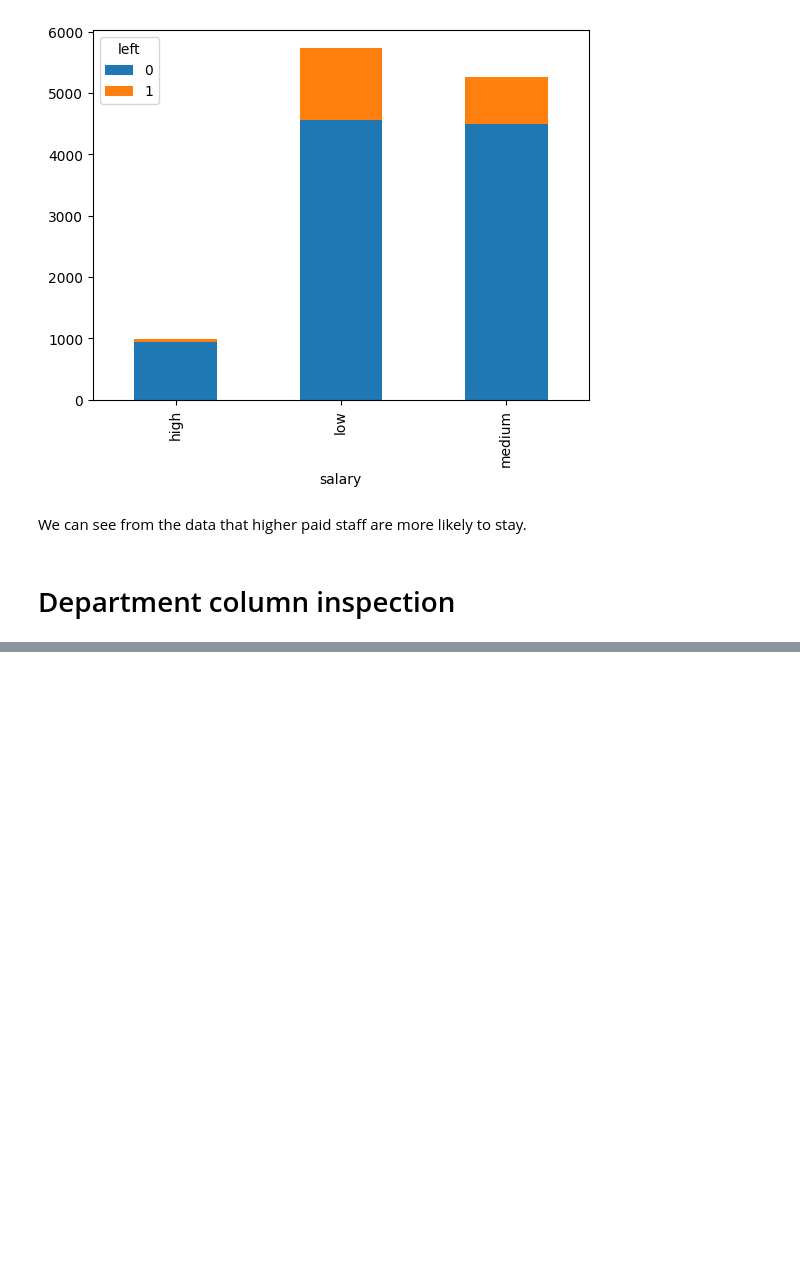
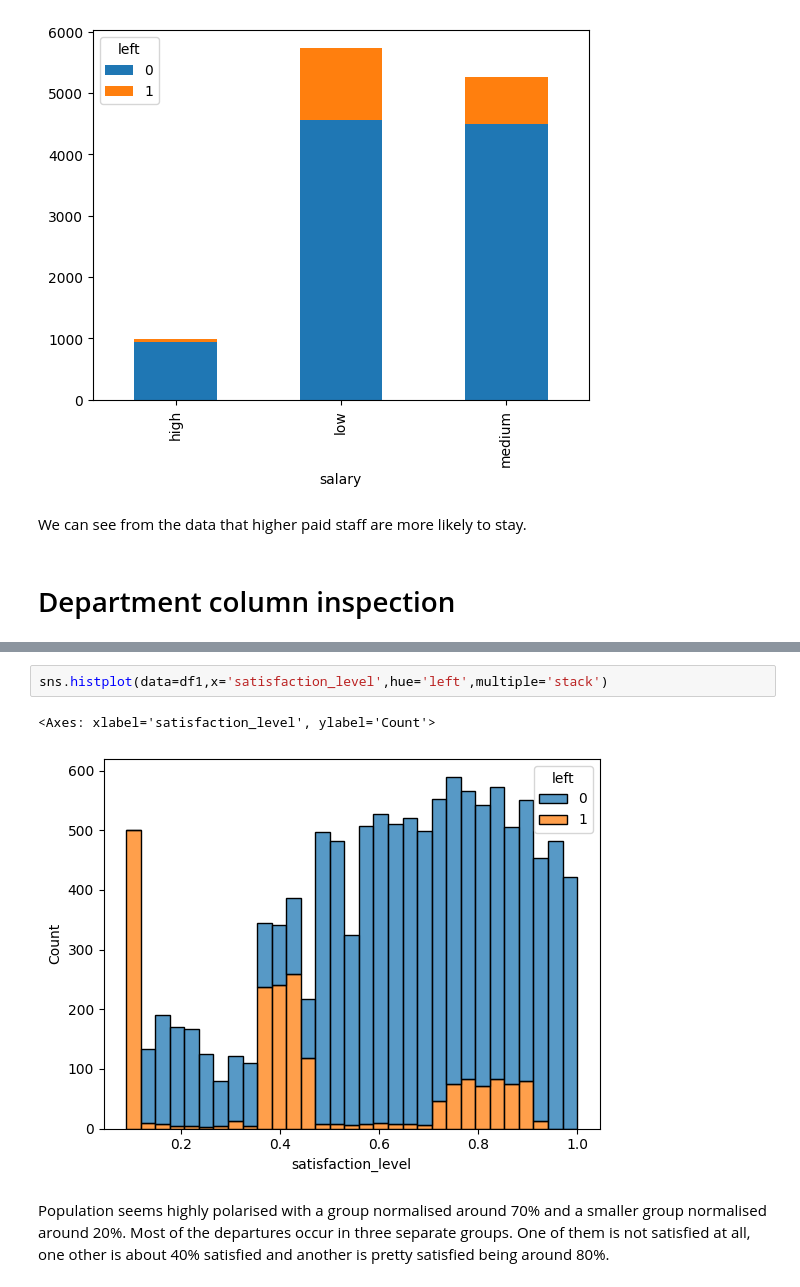
Before and after one commit to Max0513/Turn-over-analysis---Saliford-, a Jupyter notebook: Notebooks/data_cleanup.ipynb, the cells around one changed output, grey strips where cells are left out. Saved outputs shown, nothing was run; the diff lists cells and outputs as text; blank space fills up the shorter version.

```diff
--- a/Notebooks/data_cleanup.ipynb
+++ b/Notebooks/data_cleanup.ipynb
@@ -351,0 +440,7 @@ We can see from the data that higher paid staff are more likely to stay.
+# %%
+sns.histplot(data=df1,x='satisfaction_level',hue='left',multiple='stack')
+# %% [output]
+<Axes: xlabel='satisfaction_level', ylabel='Count'>
+[figure, added]
+# %% [markdown]
+Population seems highly polarised with a group normalised around 70% and a smaller group normalised around 20%. Most of the departures occur in three separate groups. One of them is not satisfied at all, one other is about 40% satisfied and another is pretty satisfied being around 80%.
```
Also changed, not shown: parts of 39 cells of this notebook, 1 other file.
